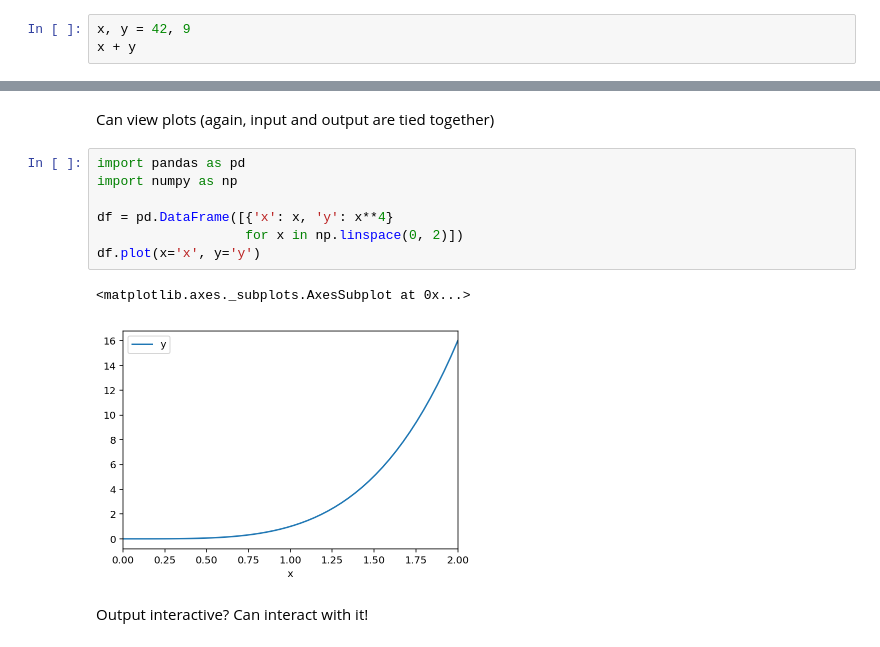
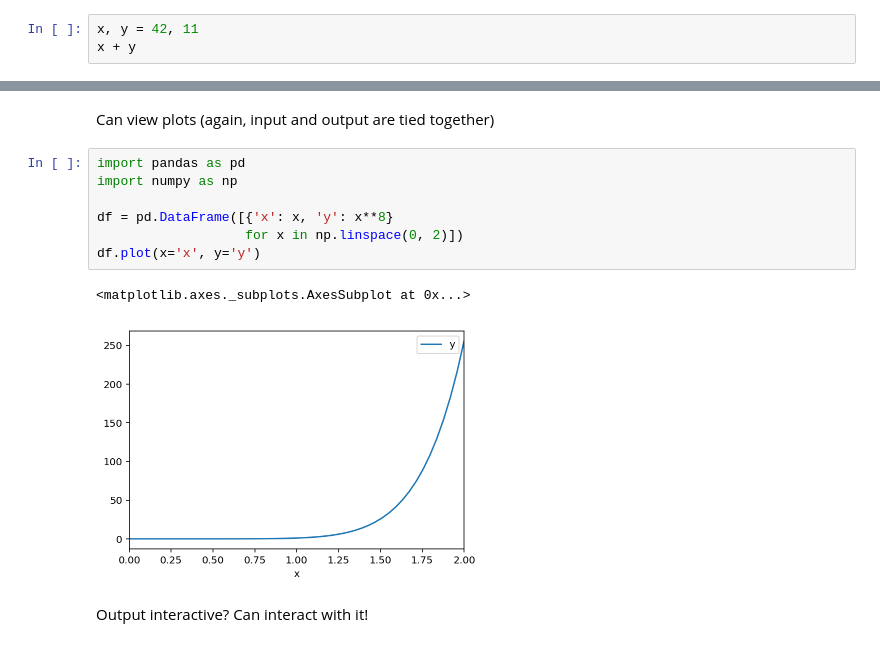
Before and after one commit to stsievert/talks, a Jupyter notebook: 2017-forward-summit/Presentation.ipynb, the cells around one changed output, grey strips where cells are left out. Saved outputs shown, nothing was run; the diff lists cells and outputs as text.

```diff
--- a/2017-forward-summit/Presentation.ipynb
+++ b/2017-forward-summit/Presentation.ipynb
@@ -44,6 +45,6 @@ Reproducible research enabled by combination of markdown + code + math
 ## Jupyter notebook basics
 Jupyter notebooks: a file format that links code input and it's output together. i.e.,
 # %%
-x, y = 42, 9
+x, y = 42, 11
 x + y
 # %% [output]
@@ -57,13 +58,13 @@ Can view plots (again, input and output are tied together)
 # %%
 import pandas as pd
 import numpy as np
 
-df = pd.DataFrame([{'x': x, 'y': x**4}
+df = pd.DataFrame([{'x': x, 'y': x**8}
                    for x in np.linspace(0, 2)])
 df.plot(x='x', y='y')
 # %% [output]
 <matplotlib.axes._subplots.AxesSubplot at 0x...>
-[figure, old version]
+[figure, new version]
 # %% [markdown]
 Output interactive? Can interact with it!
 # %%
```
Also changed, not shown: parts of 3 cells of this notebook, 4 other files.
